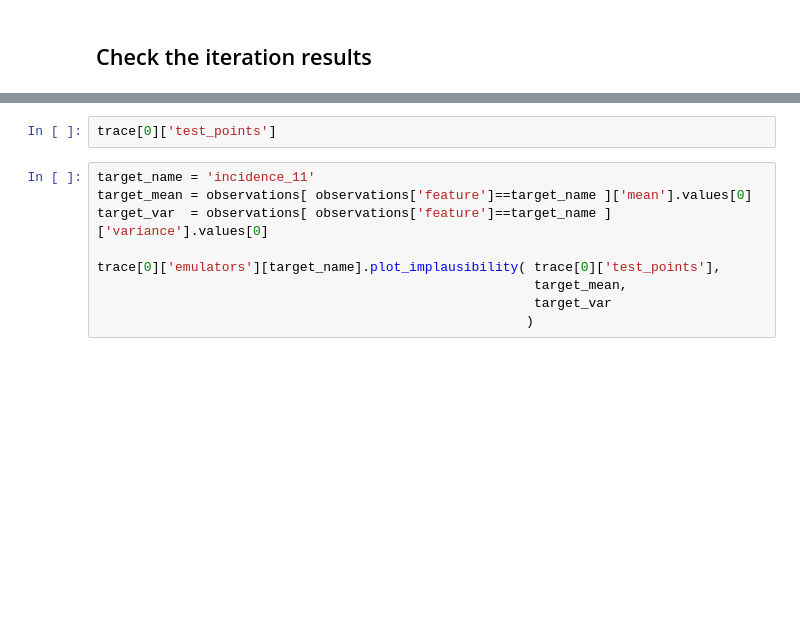
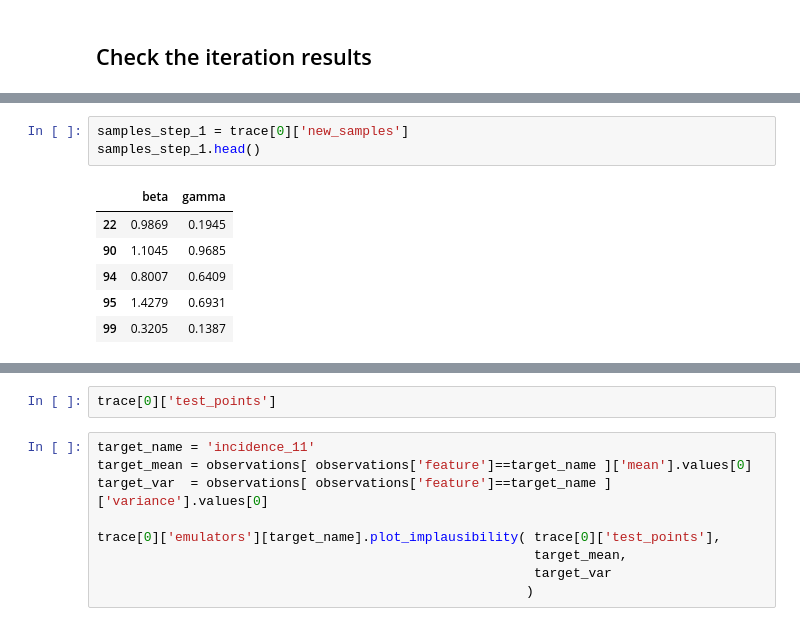
Before and after one commit to InstituteforDiseaseModeling/historymatching, a Jupyter notebook: examples/history_matching_sir.ipynb, the cells around one changed output, grey strips where cells are left out. Cells and saved outputs as stored; diff of their text form; blank space fills up the shorter version.

```diff
--- a/examples/history_matching_sir.ipynb
+++ b/examples/history_matching_sir.ipynb
@@ -389,0 +395,10 @@ RuntimeError: No active exception to reraise
+# %%
+samples_step_1 = trace[0]['new_samples']
+samples_step_1.head()
+# %% [output]
+|  | beta | gamma |
+| 22 | 0.9869 | 0.1945 |
+| 90 | 1.1045 | 0.9685 |
+| 94 | 0.8007 | 0.6409 |
+| 95 | 1.4279 | 0.6931 |
+| 99 | 0.3205 | 0.1387 |
```
Also changed, not shown: parts of 15 cells of this notebook, 3 other files.
